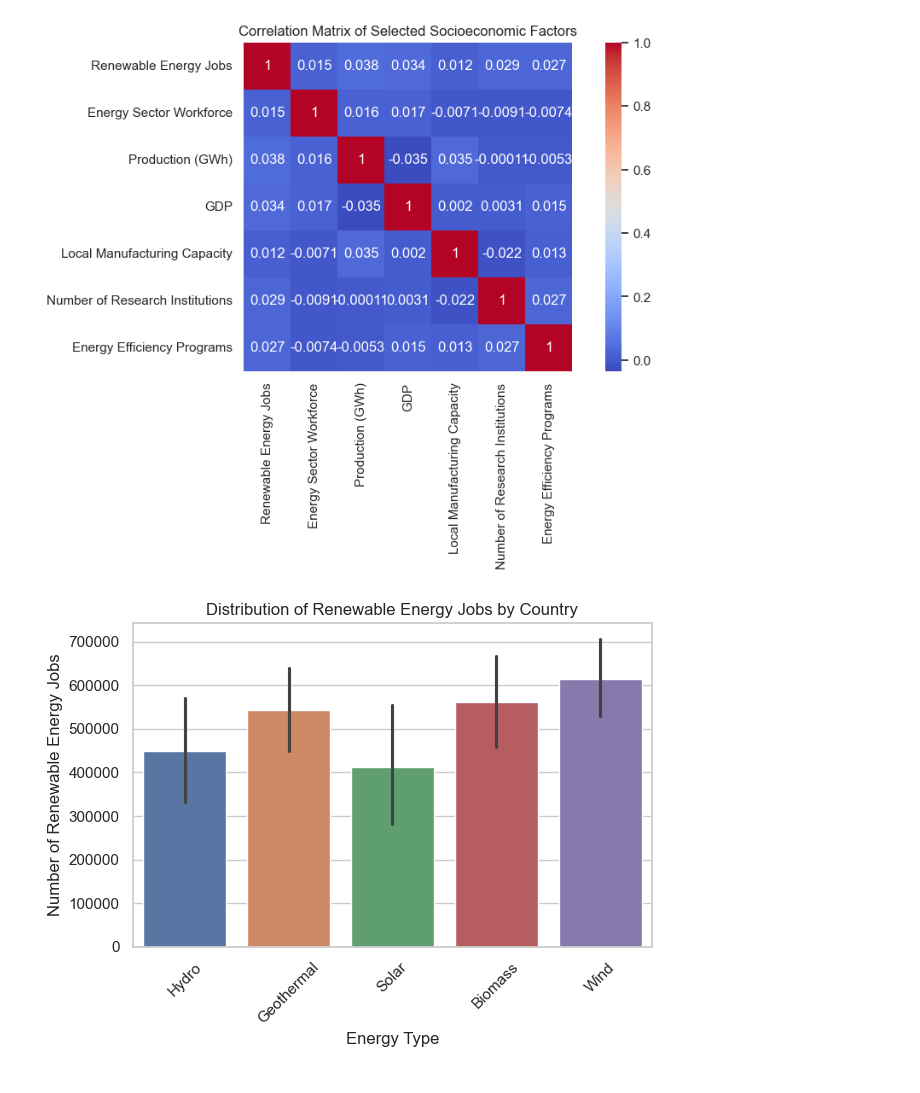
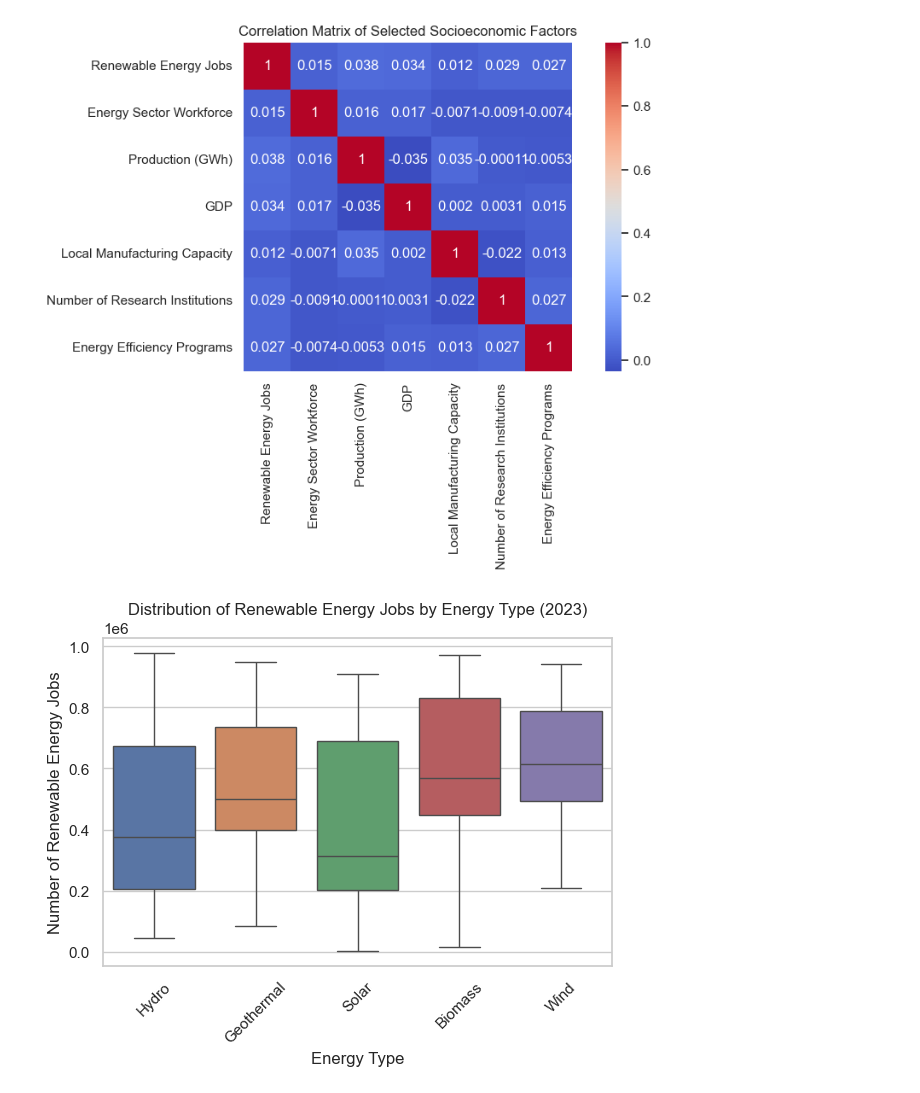
Before and after one commit to arnelimperial/greenergy, a Jupyter notebook: eda1.ipynb, the cells around one changed output. Drawn from its saved outputs; the diff is of its cells as text; code cells hidden in the pictures.

```diff
--- a/eda1.ipynb
+++ b/eda1.ipynb
@@ -350,12 +350,14 @@ plt.show()
 # ss = df[(df['Year'] >= 2019) & (df['Year'] <= 2023)]
 df_2023 = df[df['Year'] == 2023]
 # %%
-sns.barplot(x='Energy Type', y='Renewable Energy Jobs', data=df_2023, hue='Energy Type')
-plt.title('Distribution of Renewable Energy Jobs by Country')
+# Distribution Renewable Energy Jobs by Energy Type (2023)
+plt.figure(figsize=(6, 5))
+sns.boxplot(x='Energy Type', y='Renewable Energy Jobs', data=df_2023, hue='Energy Type')
+plt.title('Distribution of Renewable Energy Jobs by Energy Type (2023)')
 plt.xlabel('Energy Type')
 plt.ylabel('Number of Renewable Energy Jobs')
 plt.xticks(rotation=45)
 plt.tight_layout()
 plt.show()
 # %% [output]
-[figure, old version]
+[figure, new version]
```
Also changed, not shown: parts of 4 cells of this notebook.
